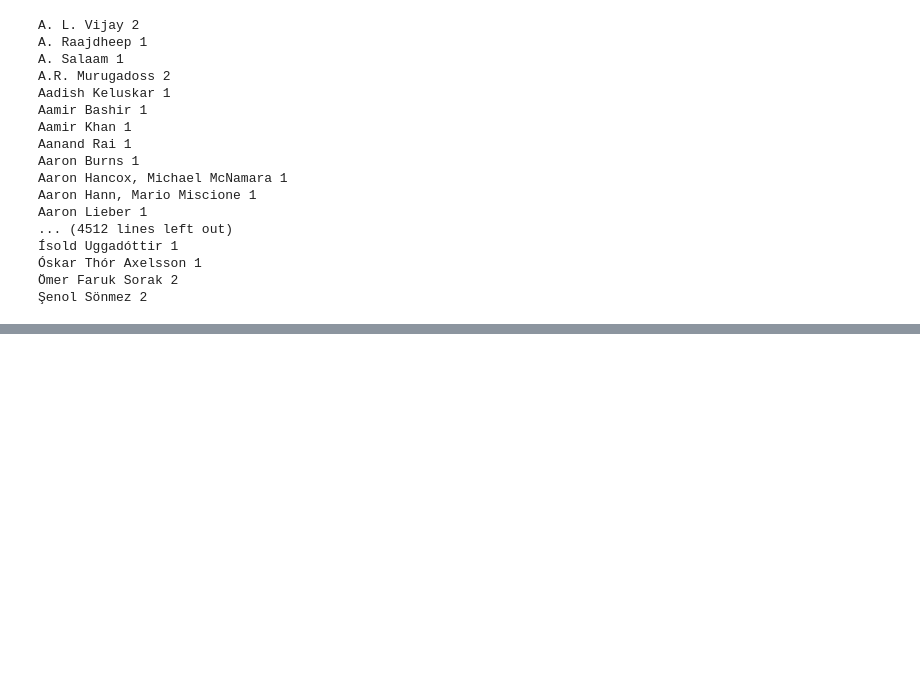
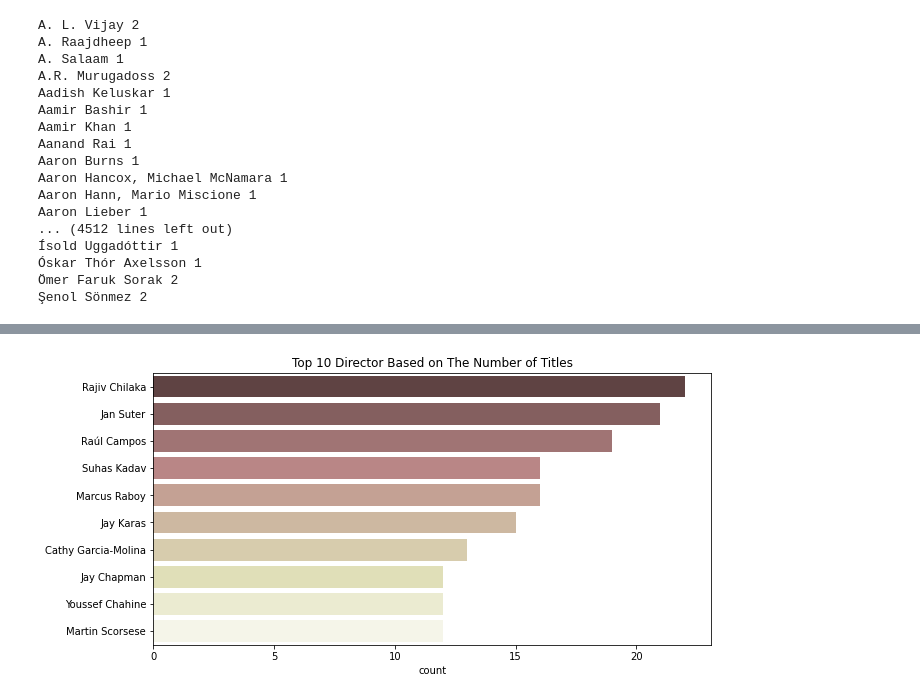
Before and after one commit to tosif91/machine_learning, a Jupyter notebook: basics/Eda_netflix.ipynb, the cells around one changed output, grey strips where cells are left out. Cells and saved outputs as stored; diff of their text form; code cells hidden in the pictures; blank space fills up the shorter version.

```diff
--- a/basics/Eda_netflix.ipynb
+++ b/basics/Eda_netflix.ipynb
@@ -126,0 +173,8 @@ Aaron Lieber 1
+# %%
+data_D = df[df.director != 'No Director'].set_index('title').director.str.split(', ', expand=True).stack().reset_index(level=1, drop=True)
+plt.figure(figsize=(10,5))
+plt.title('Top 10 Director Based on The Number of Titles')
+sns.countplot(y = data_D, order=data_D.value_counts().index[:10], palette='pink')
+plt.show()
+# %% [output]
+[figure, added]
```
Also changed, not shown: parts of 9 cells of this notebook.
